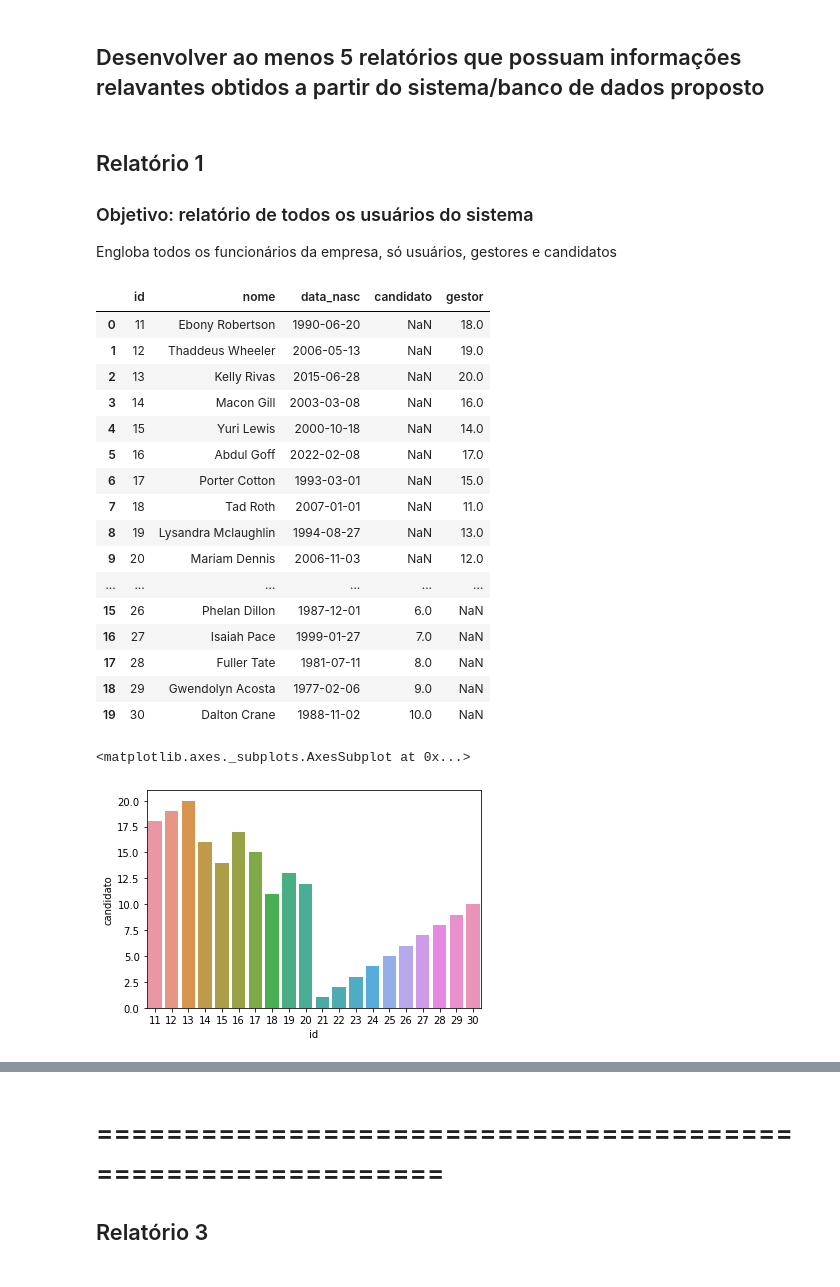
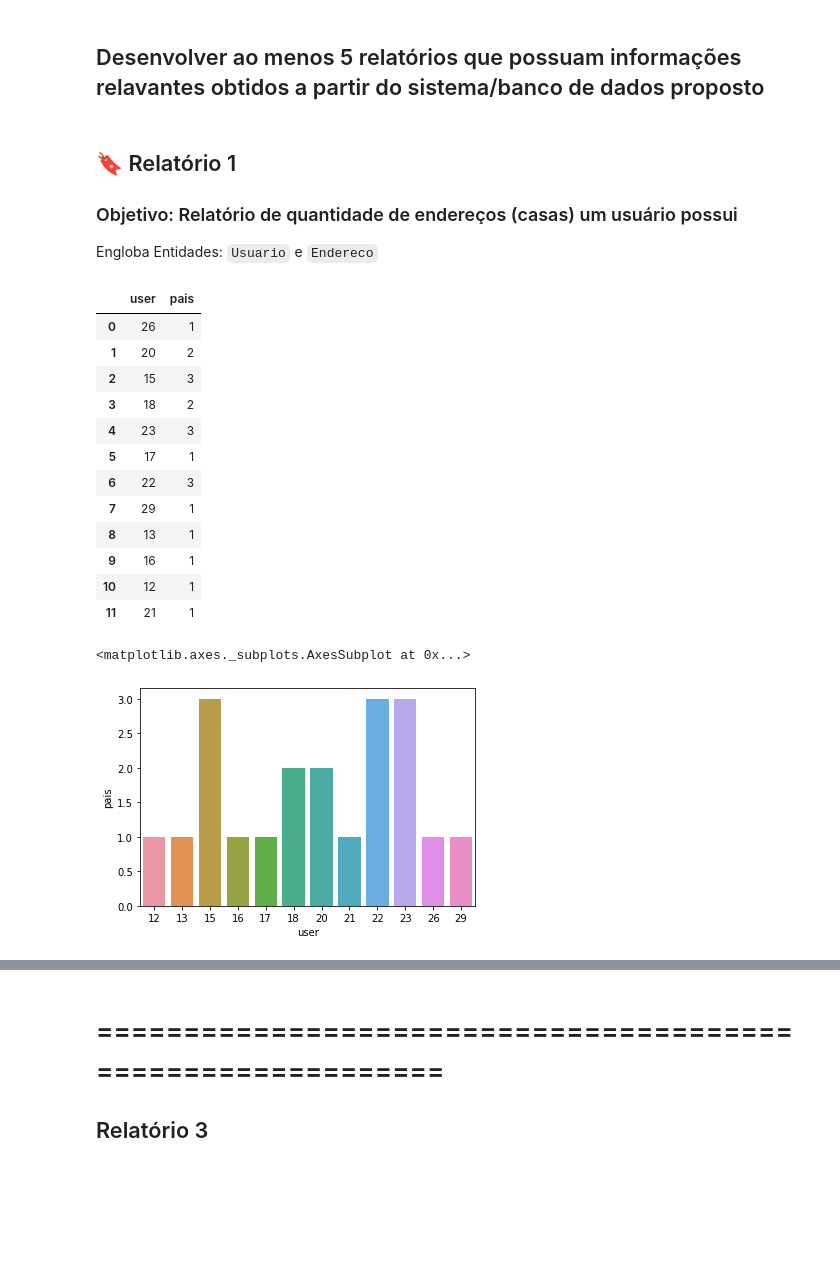
Before and after one commit to MateusLannes/Trabalho_BD1_2022, a Jupyter notebook: Files/ColabGHHL_Contrat.ipynb, the cells around one changed output, grey strips where cells are left out. Saved outputs shown, nothing was run; the diff lists cells and outputs as text; code cells hidden in the pictures; blank space fills up the shorter version.

```diff
--- a/Files/ColabGHHL_Contrat.ipynb
+++ b/Files/ColabGHHL_Contrat.ipynb
@@ -1401,46 +1401,38 @@ res
 # Relatórios
 # %% [markdown]
 ## Desenvolver ao menos 5 relatórios que possuam informações relavantes obtidos a partir do sistema/banco de dados proposto
-# %% [markdown]
-## Relatório 1
-### Objetivo: relatório de todos os usuários do sistema
-Engloba todos os funcionários da empresa, só usuários, gestores e candidatos
+# %% [markdown]
+## 🔖 Relatório 1
+### Objetivo: Relatório de quantidade de endereços (casas) um usuário possui
+Engloba Entidades: `Usuario` e `Endereco`
 # %%
 res = pd.read_sql_query("""
-                           select u.*, c.id_candidato as "candidato", g.id as "gestor"
-                           from usuario as u
-                           full outer join candidato as c on(u.id = c.fk_usuario_id)
-                           full outer join gestor as g on (u.id = g.fk_usuario_id)
-                           order by u.id
+      select distinct u.id as user, count(e.id) as pais
+      from usuario as u
+      join usuario_endereco as ue on(ue.fk_usuario_id = u.id)
+      join endereco as e on (ue.fk_endereco_id = e.id)
+      GROUP BY u.id;
                             """,conn)
 res
 # %% [output]
-|  | id | nome | data_nasc | candidato | gestor |
-| 0 | 11 | Ebony Robertson | 1990-06-20 | NaN | 18.0 |
-| 1 | 12 | Thaddeus Wheeler | 2006-05-13 | NaN | 19.0 |
-| 2 | 13 | Kelly Rivas | 2015-06-28 | NaN | 20.0 |
-| 3 | 14 | Macon Gill | 2003-03-08 | NaN | 16.0 |
-| 4 | 15 | Yuri Lewis | 2000-10-18 | NaN | 14.0 |
-| 5 | 16 | Abdul Goff | 2022-02-08 | NaN | 17.0 |
-| 6 | 17 | Porter Cotton | 1993-03-01 | NaN | 15.0 |
-| 7 | 18 | Tad Roth | 2007-01-01 | NaN | 11.0 |
-| 8 | 19 | Lysandra Mclaughlin | 1994-08-27 | NaN | 13.0 |
-| 9 | 20 | Mariam Dennis | 2006-11-03 | NaN | 12.0 |
-| ... | ... | ... | ... | ... | ... |
-| 15 | 26 | Phelan Dillon | 1987-12-01 | 6.0 | NaN |
-| 16 | 27 | Isaiah Pace | 1999-01-27 | 7.0 | NaN |
-| 17 | 28 | Fuller Tate | 1981-07-11 | 8.0 | NaN |
-| 18 | 29 | Gwendolyn Acosta | 1977-02-06 | 9.0 | NaN |
-| 19 | 30 | Dalton Crane | 1988-11-02 | 10.0 | NaN |
+|  | user | pais |
+| 0 | 26 | 1 |
+| 1 | 20 | 2 |
+| 2 | 15 | 3 |
+| 3 | 18 | 2 |
+| 4 | 23 | 3 |
+| 5 | 17 | 1 |
+| 6 | 22 | 3 |
+| 7 | 29 | 1 |
+| 8 | 13 | 1 |
+| 9 | 16 | 1 |
+| 10 | 12 | 1 |
+| 11 | 21 | 1 |
 # %%
-sns.barplot(x='id',
-            y='gestor',
+sns.barplot(x='user',
+            y='pais',
             data=res)
-
-sns.barplot(x = 'id',
-            y= 'candidato',
-            data = res)
 # %% [output]
 <matplotlib.axes._subplots.AxesSubplot at 0x...>
-[figure, old version]
+[figure, new version]
 # %% [markdown]
```
Also changed, not shown: parts of 5 cells of this notebook.
